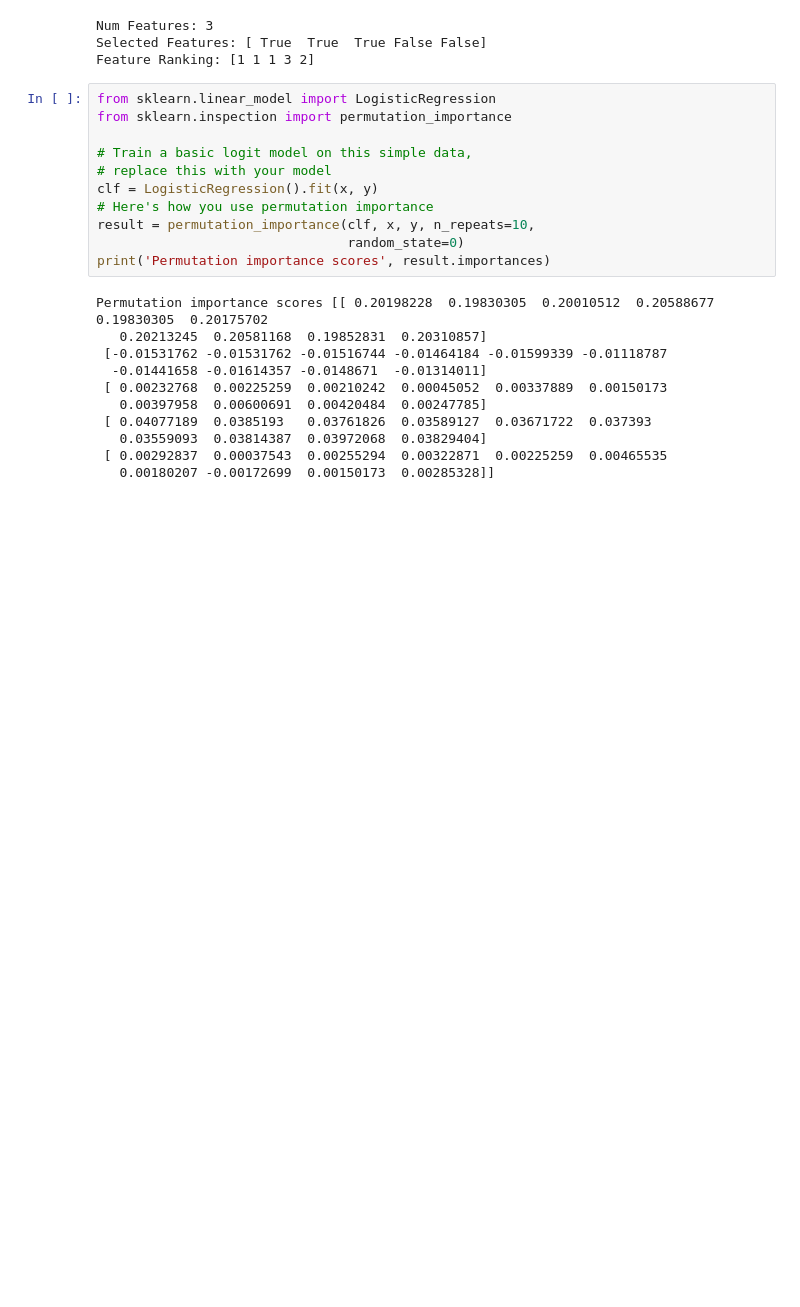
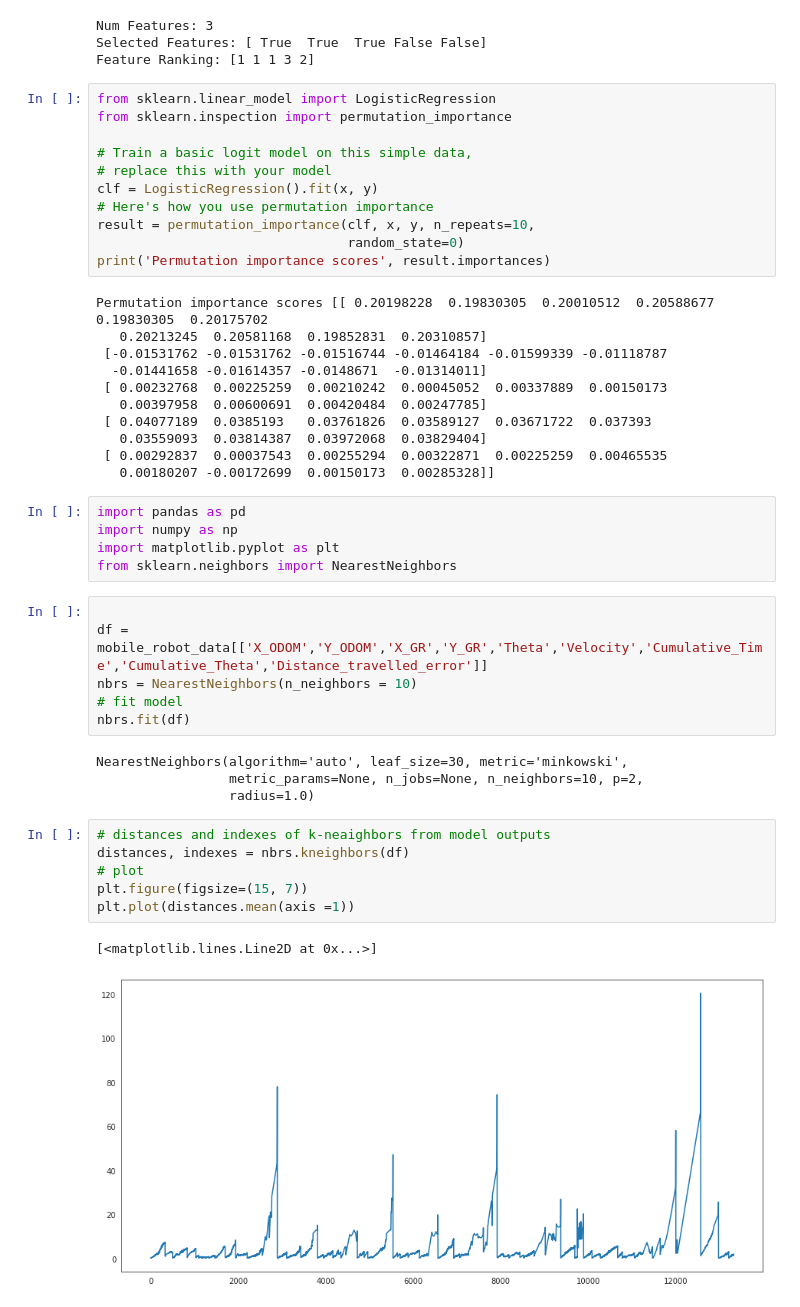
Before and after one commit to tejalvs/RobotOdometryMining, a Jupyter notebook: Modelling.ipynb, the cells around one changed output. Cells and saved outputs as stored; diff of their text form; blank space fills up the shorter version.

```diff
--- a/Modelling.ipynb
+++ b/Modelling.ipynb
@@ -321,3 +306,27 @@ Permutation importance scores [[ 0.20198228  0.19830305  0.20010512  0.20588677
    0.03559093  0.03814387  0.03972068  0.03829404]
  [ 0.00292837  0.00037543  0.00255294  0.00322871  0.00225259  0.00465535
    0.00180207 -0.00172699  0.00150173  0.00285328]]
+# %%
+import pandas as pd
+import numpy as np
+import matplotlib.pyplot as plt
+from sklearn.neighbors import NearestNeighbors
+# %%
+
+df = mobile_robot_data[['X_ODOM','Y_ODOM','X_GR','Y_GR','Theta','Velocity','Cumulative_Time','Cumulative_Theta','Distance_travelled_error']]
+nbrs = NearestNeighbors(n_neighbors = 10)
+# fit model
+nbrs.fit(df)
+# %% [output]
+NearestNeighbors(algorithm='auto', leaf_size=30, metric='minkowski',
+                 metric_params=None, n_jobs=None, n_neighbors=10, p=2,
+                 radius=1.0)
+# %%
+# distances and indexes of k-neaighbors from model outputs
+distances, indexes = nbrs.kneighbors(df)
+# plot
+plt.figure(figsize=(15, 7))
+plt.plot(distances.mean(axis =1))
+# %% [output]
+[<matplotlib.lines.Line2D at 0x...>]
+[figure, added]
```
Also changed, not shown: parts of 11 cells of this notebook.
